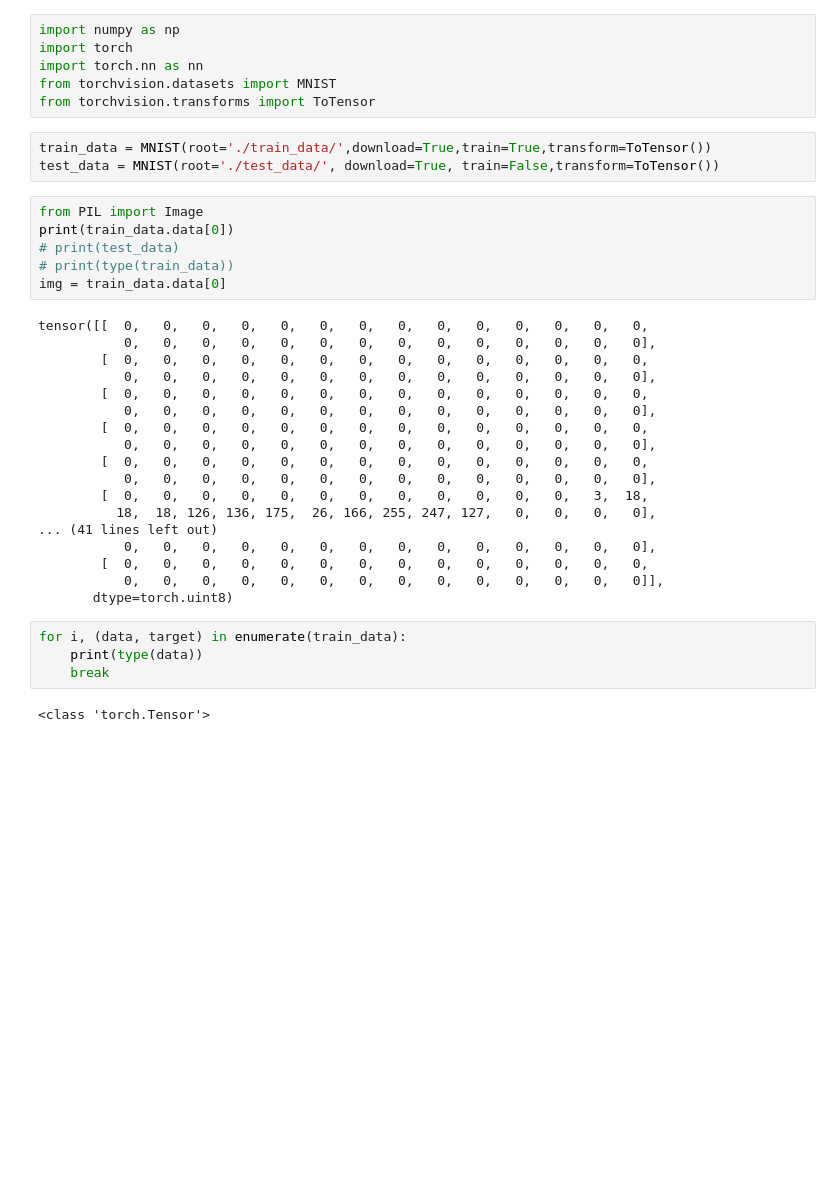
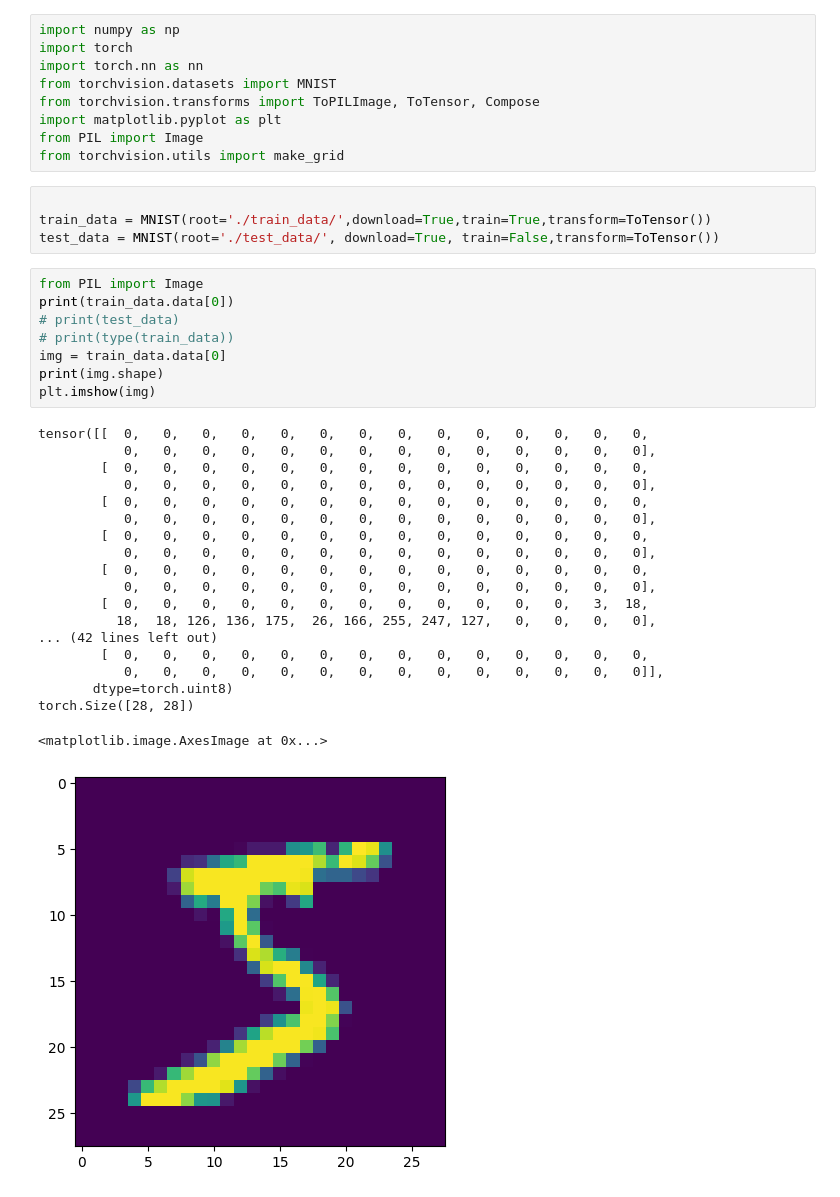
Before and after one commit to overloadedHenry/pytorch_class, a Jupyter notebook: class_02/digits.ipynb, the cells around one changed output. Cells and saved outputs as stored; diff of their text form; blank space fills up the shorter version.

```diff
--- a/class_02/digits.ipynb
+++ b/class_02/digits.ipynb
@@ -3,37 +3,39 @@ import numpy as np
 import torch
 import torch.nn as nn
 from torchvision.datasets import MNIST
-from torchvision.transforms import ToTensor
+from torchvision.transforms import ToPILImage, ToTensor, Compose
+import matplotlib.pyplot as plt
+from PIL import Image
+from torchvision.utils import make_grid
 # %%
+
 train_data = MNIST(root='./train_data/',download=True,train=True,transform=ToTensor())
 test_data = MNIST(root='./test_data/', download=True, train=False,transform=ToTensor())
 # %%
 from PIL import Image
 print(train_data.data[0])
 # print(test_data)
 # print(type(train_data))
 img = train_data.data[0]
+print(img.shape)
+plt.imshow(img)
 # %% [output]
 tensor([[  0,   0,   0,   0,   0,   0,   0,   0,   0,   0,   0,   0,   0,   0,
            0,   0,   0,   0,   0,   0,   0,   0,   0,   0,   0,   0,   0,   0],
         [  0,   0,   0,   0,   0,   0,   0,   0,   0,   0,   0,   0,   0,   0,
            0,   0,   0,   0,   0,   0,   0,   0,   0,   0,   0,   0,   0,   0],
         [  0,   0,   0,   0,   0,   0,   0,   0,   0,   0,   0,   0,   0,   0,
            0,   0,   0,   0,   0,   0,   0,   0,   0,   0,   0,   0,   0,   0],
         [  0,   0,   0,   0,   0,   0,   0,   0,   0,   0,   0,   0,   0,   0,
            0,   0,   0,   0,   0,   0,   0,   0,   0,   0,   0,   0,   0,   0],
         [  0,   0,   0,   0,   0,   0,   0,   0,   0,   0,   0,   0,   0,   0,
            0,   0,   0,   0,   0,   0,   0,   0,   0,   0,   0,   0,   0,   0],
         [  0,   0,   0,   0,   0,   0,   0,   0,   0,   0,   0,   0,   3,  18,
           18,  18, 126, 136, 175,  26, 166, 255, 247, 127,   0,   0,   0,   0],
-... (41 lines left out)
-           0,   0,   0,   0,   0,   0,   0,   0,   0,   0,   0,   0,   0,   0],
+... (42 lines left out)
         [  0,   0,   0,   0,   0,   0,   0,   0,   0,   0,   0,   0,   0,   0,
            0,   0,   0,   0,   0,   0,   0,   0,   0,   0,   0,   0,   0,   0]],
        dtype=torch.uint8)
+torch.Size([28, 28])
+<matplotlib.image.AxesImage at 0x...>
+[figure, added]
-# %%
-for i, (data, target) in enumerate(train_data):
-    print(type(data))
-    break
-# %% [output]
-<class 'torch.Tensor'>
```
Also changed, not shown: parts of 6 cells of this notebook, 14 other files.
